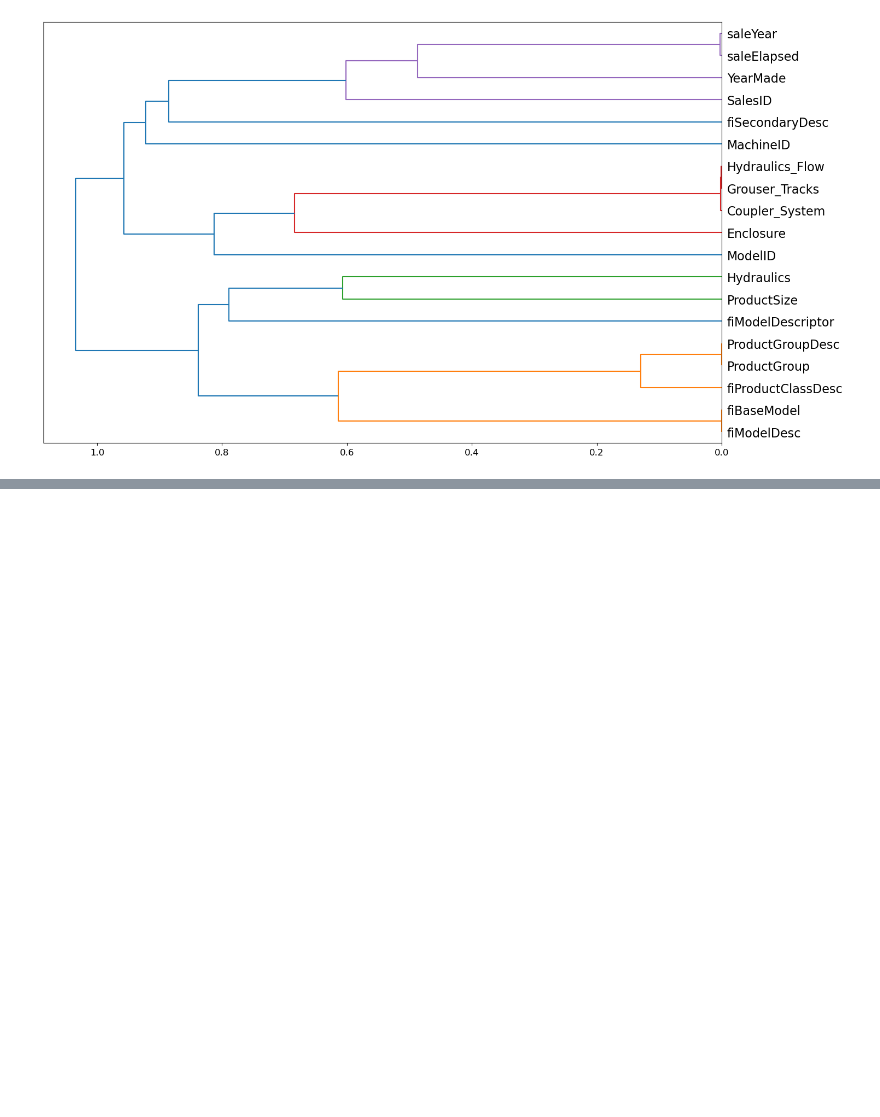
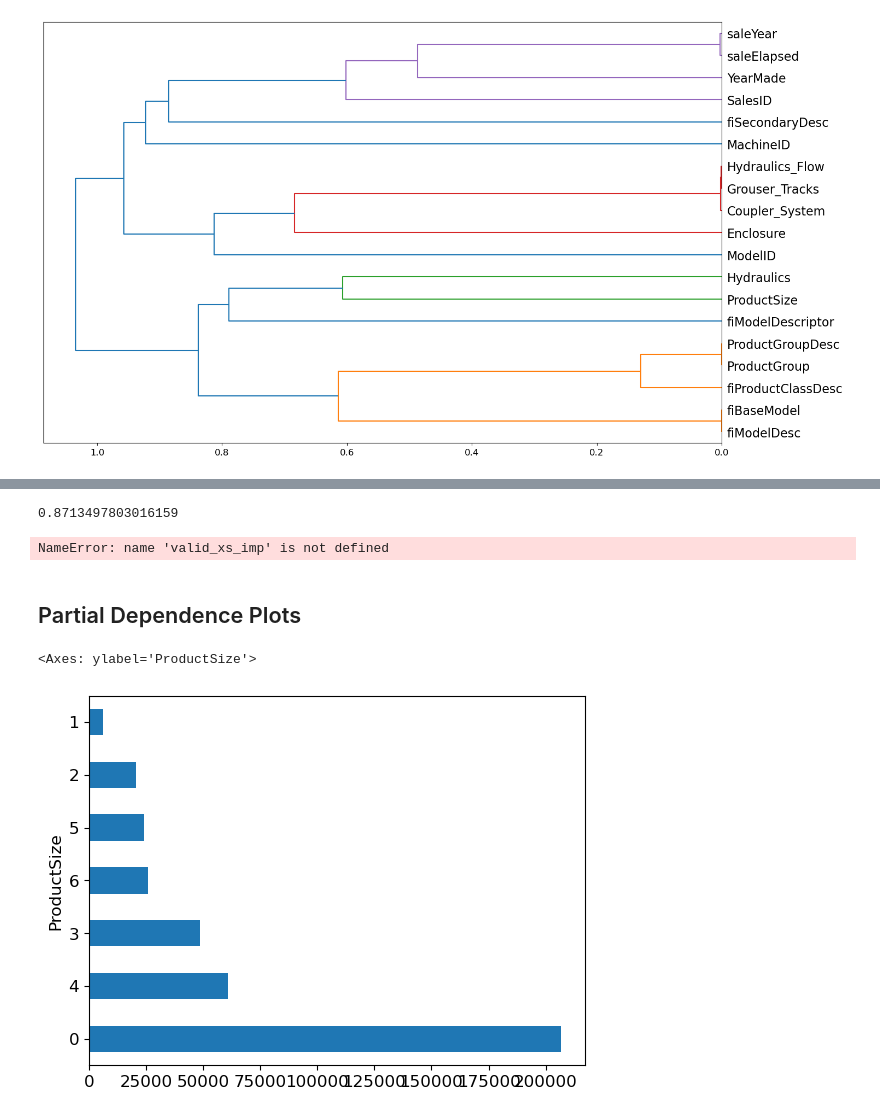
Before and after one commit to MostValue/fast-ai, a Jupyter notebook: personal_notes/notes/Tabular_data.ipynb, the cells around one changed output, grey strips where cells are left out. Saved outputs shown, nothing was run; the diff lists cells and outputs as text; code cells hidden in the pictures; blank space fills up the shorter version.

```diff
--- a/personal_notes/notes/Tabular_data.ipynb
+++ b/personal_notes/notes/Tabular_data.ipynb
@@ -340,0 +375,12 @@ plt.show()
+# %%
+to_drop = ['saleYear', 'ProductGroupDesc', 'fiBaseModel', 'Grouser_Tracks'] # dropping one from all pairwise fields
+get_oob(xs_imp.drop(to_drop, axis=1))
+# %% [output]
+0.8713497803016159
+# %%
+xs_final = xs_imp.drop(to_drop, axis=1)
+valid_xs_final = valid_xs_imp.drop(to_drop, axis=1)
+# %% [output]
+NameError: name 'valid_xs_imp' is not defined
+# %% [markdown]
+## Partial Dependence Plots
@@ -340,0 +389,5 @@ plt.show()
+# %%
+xs_imp['ProductSize'].value_counts().plot.barh()
+# %% [output]
+<Axes: ylabel='ProductSize'>
+[figure, added]
```
Also changed, not shown: parts of 9 cells of this notebook.
